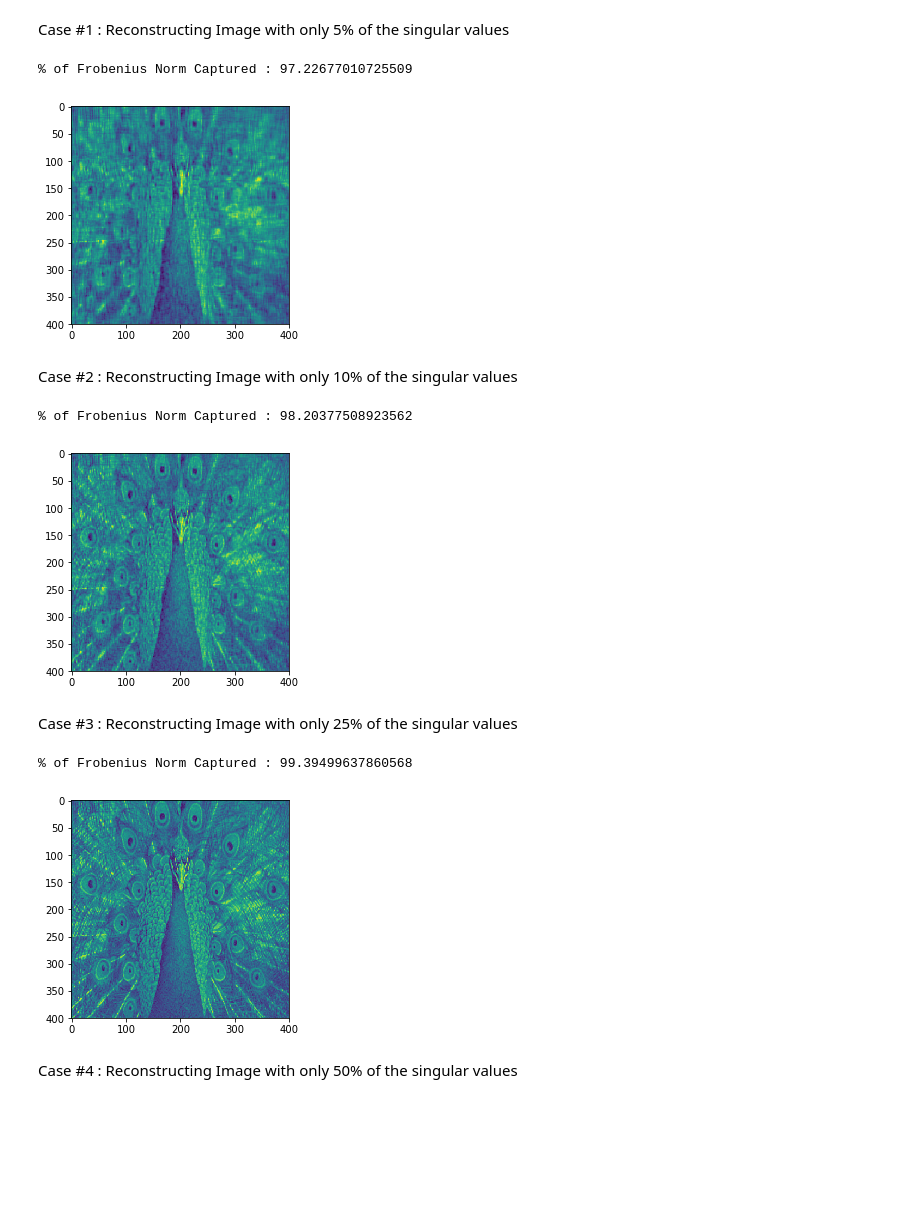
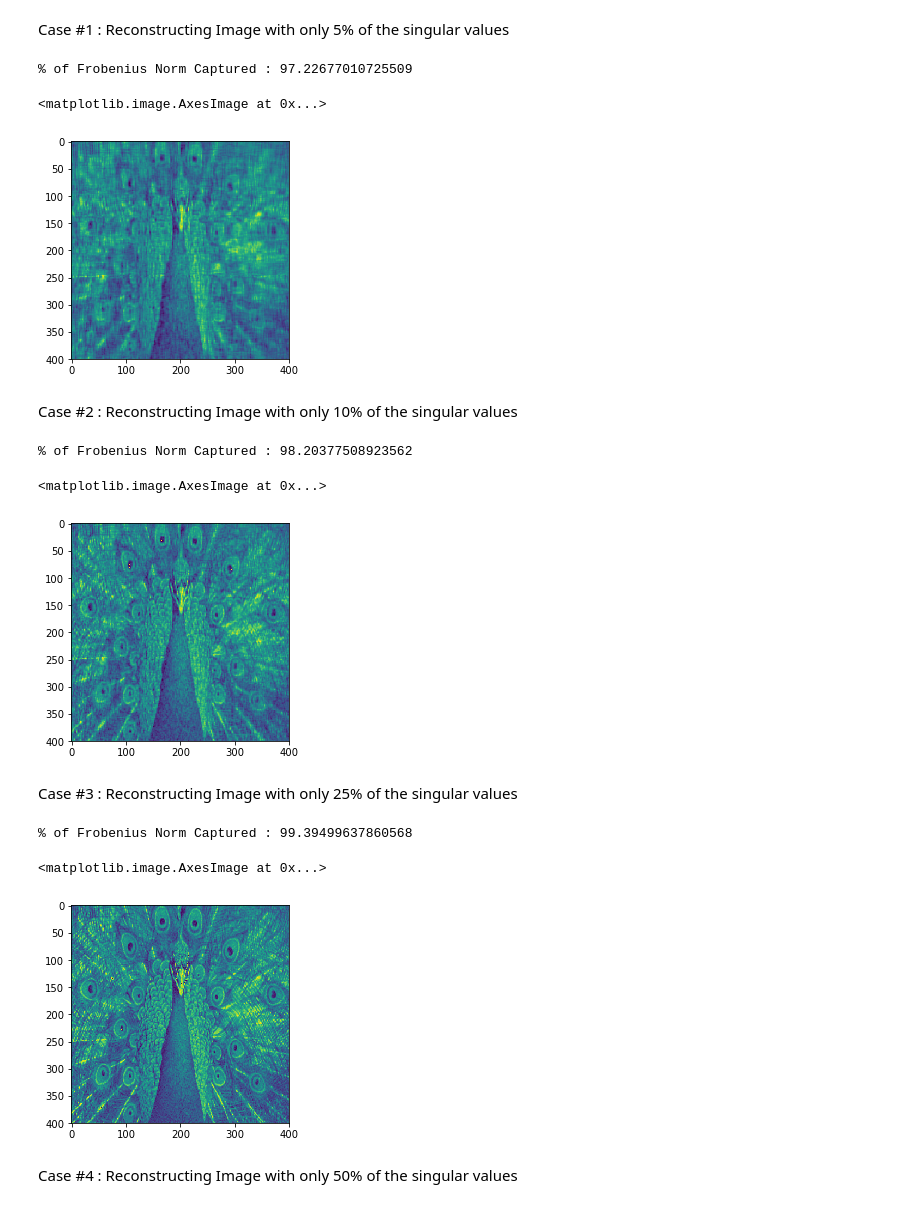
Before and after one commit to anmolsinghsuag/algorithms, a Jupyter notebook: svd.ipynb, the cells around one changed output. Saved outputs shown, nothing was run; the diff lists cells and outputs as text; code cells hidden in the pictures; blank space fills up the shorter version.

```diff
--- a/svd.ipynb
+++ b/svd.ipynb
@@ -91,34 +91,37 @@ Case #1 : Reconstructing Image with only 5% of the singular values
 # %%
 rank = int(img.shape[0]*0.05)
 r_img = reconstructImage(rank,u, s, v_t)
-r_img = np.array(r_img,dtype=float)
+printPercentNormCapture(img,r_img)
+r_img = np.array(r_img,dtype=np.uint8)
 plt.imshow(r_img)
-printPercentNormCapture(img,r_img)
 # %% [output]
 % of Frobenius Norm Captured : 97.22677010725509
+<matplotlib.image.AxesImage at 0x...>
 [figure]
 # %% [markdown]
 Case #2 : Reconstructing Image with only 10% of the singular values
 # %%
 rank = int(img.shape[0]*0.10)
 r_img = reconstructImage(rank,u, s, v_t)
-r_img = np.array(r_img,dtype=float)
+printPercentNormCapture(img,r_img)
+r_img = np.array(r_img,dtype=np.uint8)
 plt.imshow(r_img)
-printPercentNormCapture(img,r_img)
 # %% [output]
 % of Frobenius Norm Captured : 98.20377508923562
+<matplotlib.image.AxesImage at 0x...>
 [figure]
 # %% [markdown]
 Case #3 : Reconstructing Image with only 25% of the singular values
 # %%
 rank = int(img.shape[0]*0.25)
 r_img = reconstructImage(rank,u, s, v_t)
-r_img = np.array(r_img,dtype=float)
+printPercentNormCapture(img,r_img)
+r_img = np.array(r_img,dtype=np.uint8)
 plt.imshow(r_img)
-printPercentNormCapture(img,r_img)
 # %% [output]
 % of Frobenius Norm Captured : 99.39499637860568
+<matplotlib.image.AxesImage at 0x...>
-[figure, old version]
+[figure, new version]
 # %% [markdown]
 Case #4 : Reconstructing Image with only 50% of the singular values
 # %%
```
Also changed, not shown: parts of 1 cell of this notebook.
